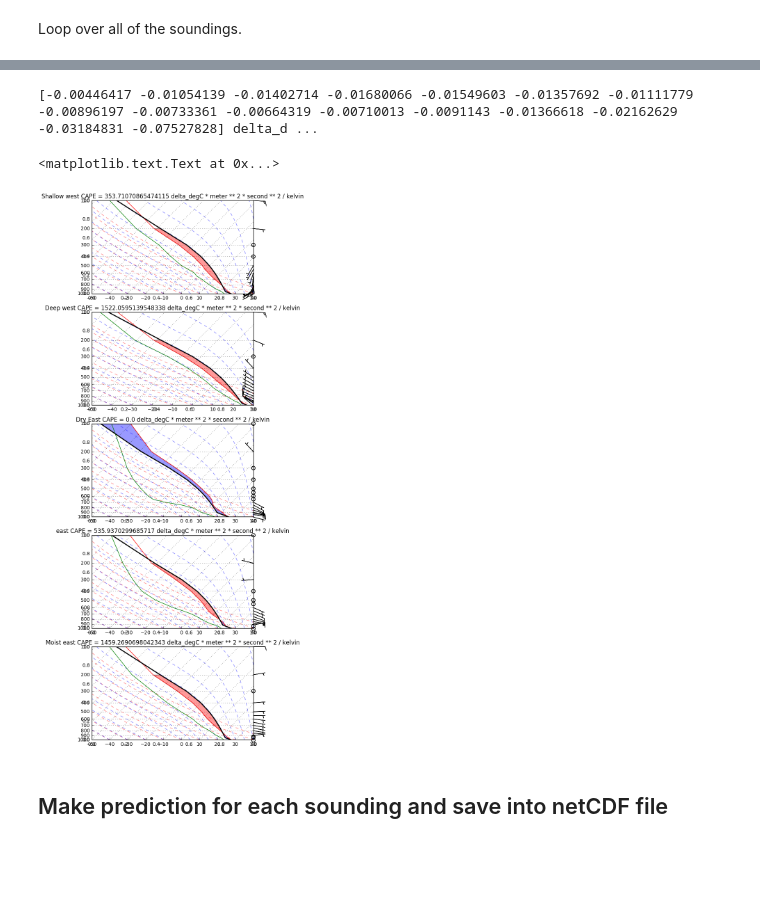
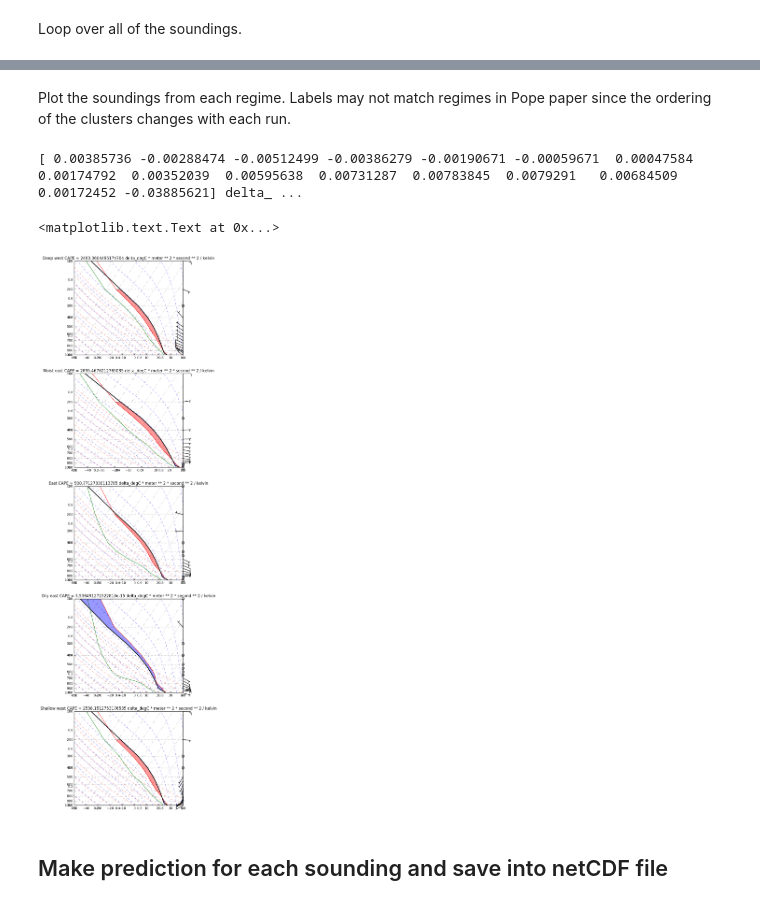
Before and after one commit to rcjackson/cmdv-rrm-anl, a Jupyter notebook: notebooks/Pope classification of sounding data.ipynb, the cells around one changed output, grey strips where cells are left out. Drawn from its saved outputs; the diff is of its cells as text; code cells hidden in the pictures; blank space fills up the shorter version.

Commit message:
Added CAPE to soundings for Pope classification.

```diff
--- a/notebooks/Pope classification of sounding data.ipynb
+++ b/notebooks/Pope classification of sounding data.ipynb
@@ -381,9 +381,12 @@ print(len(groups[groups[:] == 4])/len(groups[:]))
+# %% [markdown]
+Plot the soundings from each regime.
+Labels may not match regimes in Pope paper since the ordering of the clusters changes with each run.
 # %%
 pres_levels = [1013, 950, 925, 900, 850, 800, 750, 700,
                650, 600, 550, 500, 400, 300, 200, 100] * units.millibars
 
 dz = z_mean0
-fig = plt.figure(figsize=(6,20))
+fig = plt.figure(figsize=(6,30))
 
 plt.subplot(511)
 # Grid for plots
@@ -418,7 +421,7 @@ skew.plot_moist_adiabats()
 
 # Good bounds for aspect ratio
 skew.ax.set_xlim(-50, 40)
-plt.title('Shallow west CAPE = ' + str(cape))
+plt.title('Deep west CAPE = ' + str(cape))
 
 plt.subplot(512)
 # Grid for plots
@@ -432,15 +435,15 @@ skew.plot_barbs(pres_levels, u_mean1, v_mean1)
 skew.ax.set_ylim(1000, 100)
 prof = mpcalc.parcel_profile(pres_levels, t_mean1[0], dp_mean1[0]).to('degC')
 skew.plot(pres_levels, prof, 'k', linewidth=2)
-deltaz = [np.diff(z_mean0)]
+deltaz = [np.diff(z_mean1)]
 dz = z_mean1
 dz[0] = z_mean1[0]
 dz[1:] = z_mean1[1:]-z_mean1[0:-1]
 dz = dz * units.meters
-indicies = np.where(t_mean0<prof)
+indicies = np.where(t_mean1<prof)
 cape = g * np.sum(np.multiply(dz[indicies],
-                  np.divide((prof[indicies] - t_mean0[indicies]),
-                  (t_mean0[indicies]).to('degK'))))
+                  np.divide((prof[indicies] - t_mean1[indicies]),
+                  (t_mean1[indicies]).to('degK'))))
 
 # Add the relevant special lines
 skew.plot_dry_adiabats()
@@ -451,7 +454,7 @@ skew.plot_moist_adiabats()
 skew.ax.set_xlim(-50, 30)
 skew.ax.fill_betweenx(pres_levels, t_mean1, prof, where=t_mean1>=prof, facecolor='blue', alpha=0.4)
 skew.ax.fill_betweenx(pres_levels, t_mean1, prof, where=t_mean1<prof, facecolor='red', alpha=0.4)
-plt.title('Deep west CAPE = ' + str(cape))
+plt.title('Moist east CAPE = ' + str(cape))
 
 plt.subplot(513)
 # Grid for plots
@@ -472,22 +475,22 @@ skew.ax.fill_betweenx(pres_levels, t_mean2, prof, where=t_mean2<prof, facecolor=
 skew.plot_dry_adiabats()
 skew.plot_moist_adiabats()
 #skew.plot_mixing_lines()
-deltaz = [np.diff(z_mean0)]
+deltaz = [np.diff(z_mean2)]
 dz = z_mean2
 dz[0] = z_mean2[0]
 dz[1:] = z_mean2[1:]-z_mean2[0:-1]
 dz = dz * units.meters
 
 print(np.divide((prof - t_mean0),(t_mean0).to('degK')))
-indicies = np.where(t_mean0<prof)
+indicies = np.where(t_mean2<prof)
 cape = g * np.sum(np.multiply(dz[indicies],
-                  np.divide((prof[indicies] - t_mean0[indicies]),
-                  (t_mean0[indicies]).to('degK'))))
+                  np.divide((prof[indicies] - t_mean2[indicies]),
+                  (t_mean2[indicies]).to('degK'))))
 
 
 # Good bounds for aspect ratio
 skew.ax.set_xlim(-50, 40)
-plt.title('Dry East CAPE = ' + str(cape))
+plt.title('East CAPE = ' + str(cape))
 
 plt.subplot(514)
 # Grid for plots
@@ -507,20 +510,20 @@ skew.ax.fill_betweenx(pres_levels, t_mean3, prof, where=t_mean3<prof, facecolor=
 # Add the relevant special lines
 skew.plot_dry_adiabats()
 skew.plot_moist_adiabats()
-deltaz = [np.diff(z_mean0)]
+deltaz = [np.diff(z_mean3)]
 dz = z_mean3
 dz[0] = z_mean3[0]
 dz[1:] = z_mean3[1:]-z_mean3[0:-1]
 dz = dz * units.meters
 
-indicies = np.where(t_mean0<prof)
+indicies = np.where(t_mean3<prof)
 cape = g * np.sum(np.multiply(dz[indicies],
-                  np.divide((prof[indicies] - t_mean0[indicies]),
-                  (t_mean0[indicies]).to('degK'))))
+                  np.divide((prof[indicies] - t_mean3[indicies]),
+                  (t_mean3[indicies]).to('degK'))))
 
 
 #skew.plot_mixing_lines()
-plt.title('east CAPE = ' + str(cape))
+plt.title('Dry east CAPE = ' + str(cape))
 # Good bounds for aspect ratio
 skew.ax.set_xlim(-50, 40)
 
@@ -528,40 +531,40 @@ plt.subplot(515)
 # Grid for plots
 skew = SkewT(fig, subplot=(5,1,5))
 
 # Plot the data using normal plotting functions, in this case using
 # log scaling in Y, as dictated by the typical meteorological plot
 skew.plot(pres_levels, t_mean4, 'r')
 skew.plot(pres_levels, dp_mean4, 'g')
 skew.plot_barbs(pres_levels, u_mean4, v_mean4)
 skew.ax.set_ylim(1000, 100)
 prof = mpcalc.parcel_profile(pres_levels, t_mean4[0], dp_mean4[0]).to('degC')
 skew.plot(pres_levels, prof, 'k', linewidth=2)
 skew.ax.fill_betweenx(pres_levels, t_mean4, prof, where=t_mean4>=prof, facecolor='blue', alpha=0.4)
 skew.ax.fill_betweenx(pres_levels, t_mean4, prof, where=t_mean4<prof, facecolor='red', alpha=0.4)
 
 # Add the relevant special lines
 skew.plot_dry_adiabats()
 skew.plot_moist_adiabats()
-deltaz = [np.diff(z_mean0)]
+deltaz = [np.diff(z_mean4)]
 dz = z_mean4
 dz[0] = z_mean4[0]
 dz[1:] = z_mean4[1:]-z_mean4[0:-1]
 dz = dz * units.meters
-indicies = np.where(t_mean0<prof)
+indicies = np.where(t_mean4<prof)
 cape = g * np.sum(np.multiply(dz[indicies],
-                  np.divide((prof[indicies] - t_mean0[indicies]),
-                  (t_mean0[indicies]).to('degK'))))
+                  np.divide((prof[indicies] - t_mean4[indicies]),
+                  (t_mean4[indicies]).to('degK'))))
 
 
 #skew.plot_mixing_lines()
 
 # Good bounds for aspect ratio
 skew.ax.set_xlim(-50, 40)
-plt.title('Moist east CAPE = ' + str(cape))
+plt.title('Shallow west CAPE = ' + str(cape))
 # %% [output]
-[-0.00446417 -0.01054139 -0.01402714 -0.01680066 -0.01549603 -0.01357692 -0.01111779 -0.00896197 -0.00733361 -0.00664319 -0.00710013 -0.0091143 -0.01366618 -0.02162629 -0.03184831 -0.07527828] delta_d ...
+[ 0.00385736 -0.00288474 -0.00512499 -0.00386279 -0.00190671 -0.00059671  0.00047584  0.00174792  0.00352039  0.00595638  0.00731287  0.00783845  0.0079291   0.00684509  0.00172452 -0.03885621] delta_ ...
 <matplotlib.text.Text at 0x...>
-[figure, old version]
+[figure, new version]
 # %% [markdown]
 ## Make prediction for each sounding and save into netCDF file
 # %%
```
Also changed, not shown: parts of 4 cells of this notebook.
